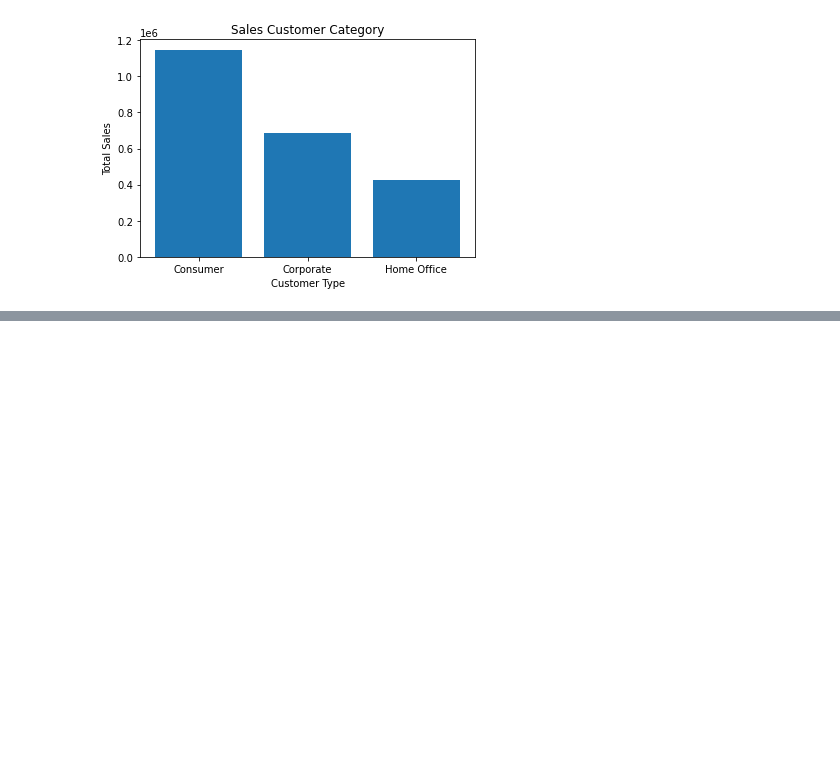
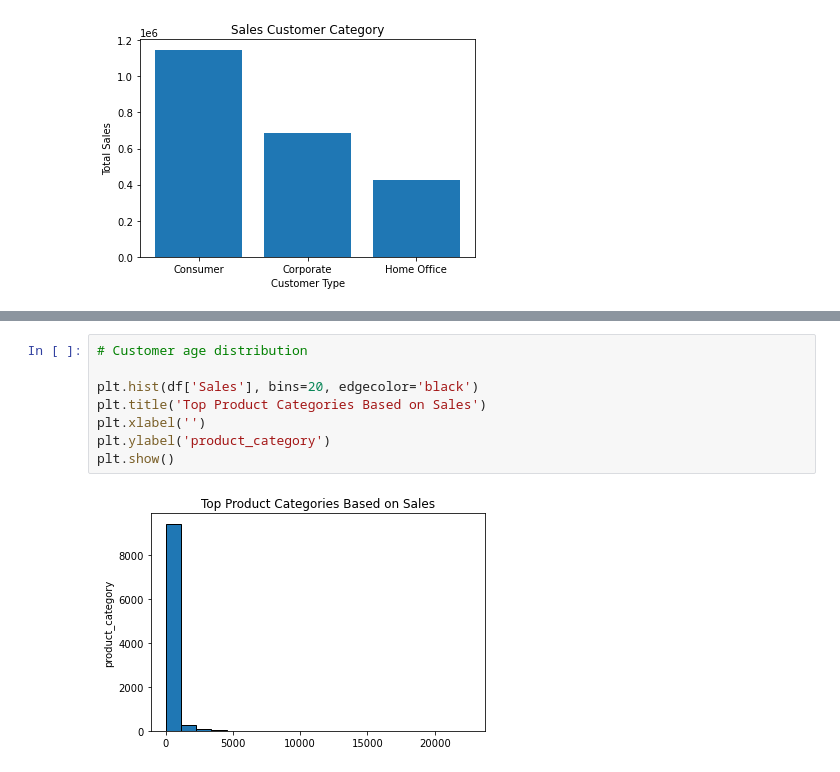
Before and after one commit to FatimaAliyeva01/Data-Analysis-with-Python, a Jupyter notebook: Superstore Sales Analysis.ipynb, the cells around one changed output, grey strips where cells are left out. Cells and saved outputs as stored; diff of their text form; blank space fills up the shorter version.

```diff
--- a/Superstore Sales Analysis.ipynb
+++ b/Superstore Sales Analysis.ipynb
@@ -168,0 +523,10 @@ plt.show()
+# %%
+# Customer age distribution
+
+plt.hist(df['Sales'], bins=20, edgecolor='black')
+plt.title('Top Product Categories Based on Sales')
+plt.xlabel('')
+plt.ylabel('product_category')
+plt.show()
+# %% [output]
+[figure, added]
```
Also changed, not shown: parts of 49 cells of this notebook.
